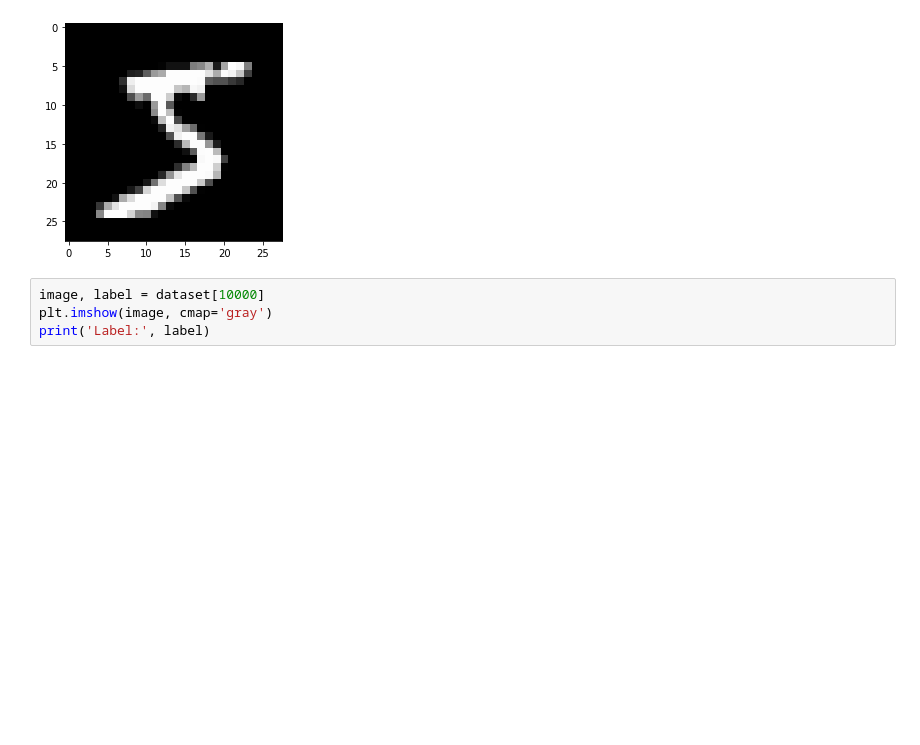
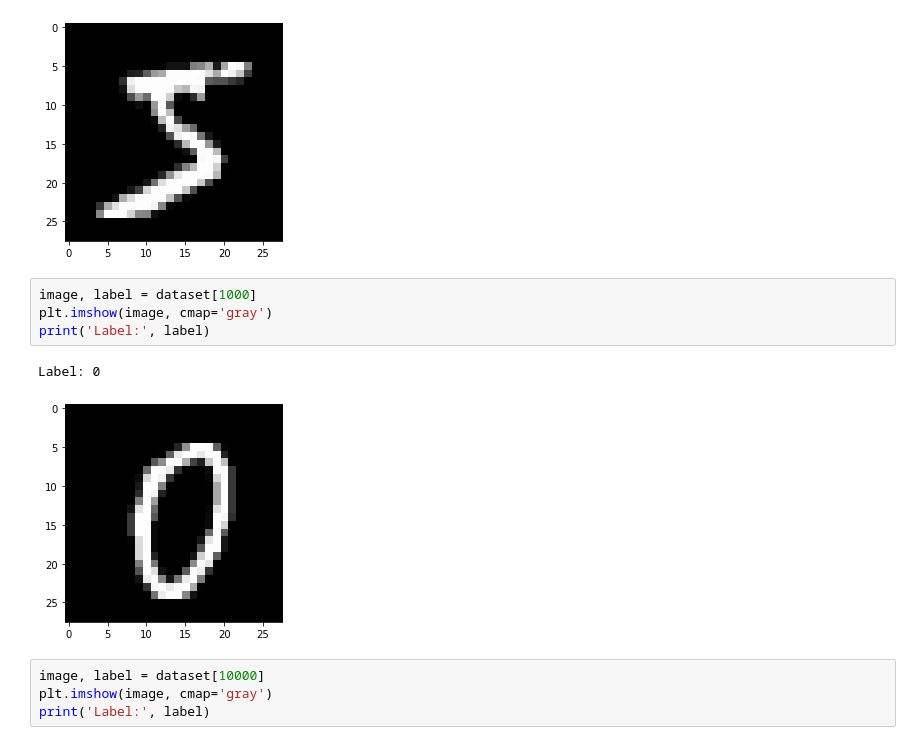
Before and after one commit to AHQJOHN/6-Bonus, a Jupyter notebook: Pytorch_2.ipynb, the cells around one changed output. Drawn from its saved outputs; the diff is of its cells as text; blank space fills up the shorter version.

```diff
--- a/Pytorch_2.ipynb
+++ b/Pytorch_2.ipynb
@@ -42,6 +42,13 @@ print('Label:', label)
 # %% [output]
 Label: 5
 [figure]
+# %%
+image, label = dataset[1000]
+plt.imshow(image, cmap='gray')
+print('Label:', label)
+# %% [output]
+Label: 0
+[figure, added]
 # %%
 image, label = dataset[10000]
 plt.imshow(image, cmap='gray')
```
Also changed, not shown: parts of 34 cells of this notebook.
